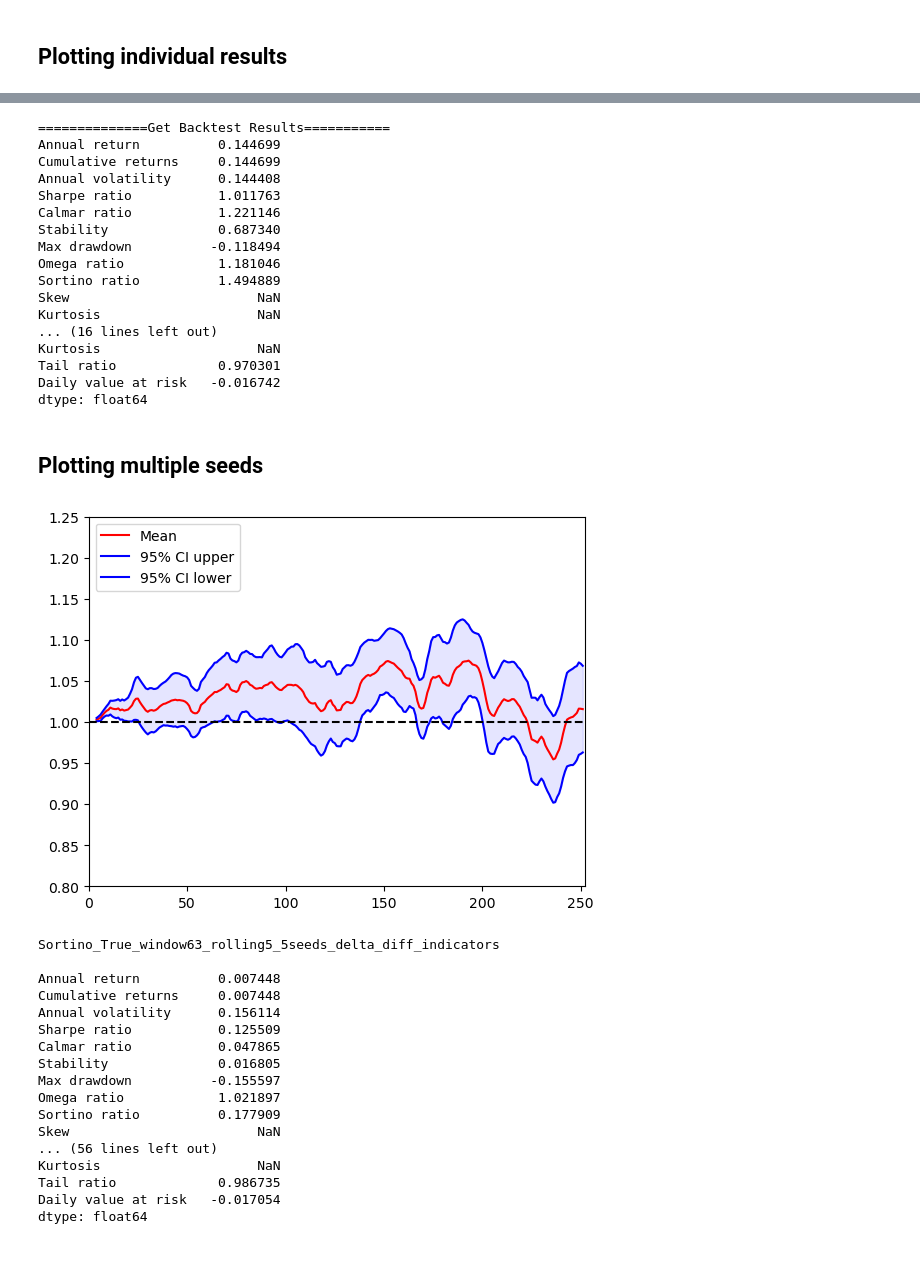
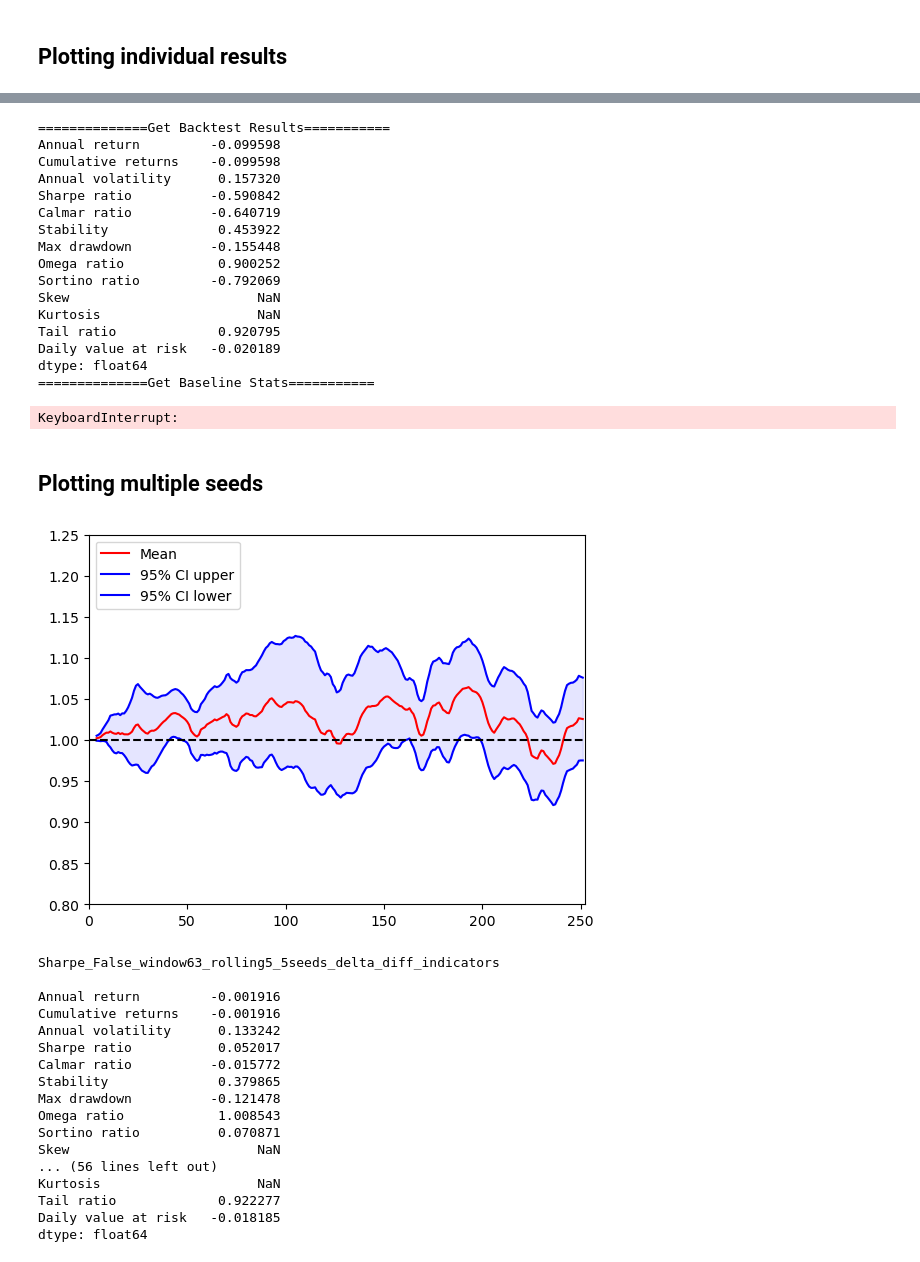
Before and after one commit to gursingh200/FinRL, a Jupyter notebook: tutorials/2-Advance/plot_saved_results.ipynb, the cells around one changed output, grey strips where cells are left out. Drawn from its saved outputs; the diff is of its cells as text; code cells hidden in the pictures.

```diff
--- a/tutorials/2-Advance/plot_saved_results.ipynb
+++ b/tutorials/2-Advance/plot_saved_results.ipynb
@@ -35,8 +35,8 @@ tr_e_date = '2021-01-01'
 te_s_date = '2021-01-01'
 te_e_date = '2022-06-01'
 use_extra_features = True
-reward_type = "Profit"
-result_path = 'results/overnight_run'
+reward_type = "Sortino"
+result_path = 'results/using_delta_1'
 file_name = "{}/{}_{}_{}_{}_{}.csv".format(result_path,reward_type,window_size,retrain_window,use_extra_features, seed)
 file = pd.read_csv(file_name)
 df_account_value = file.copy()
@@ -99,22 +73,22 @@ baseline_df = get_baseline(
 stats = backtest_stats(baseline_df, value_col_name = 'close')
 # %% [output]
 ==============Get Backtest Results===========
-Annual return          0.144699
-Cumulative returns     0.144699
-Annual volatility      0.144408
-Sharpe ratio           1.011763
-Calmar ratio           1.221146
-Stability              0.687340
-Max drawdown          -0.118494
-Omega ratio            1.181046
-Sortino ratio          1.494889
+Annual return         -0.099598
+Cumulative returns    -0.099598
+Annual volatility      0.157320
+Sharpe ratio          -0.590842
+Calmar ratio          -0.640719
+Stability              0.453922
+Max drawdown          -0.155448
+Omega ratio            0.900252
+Sortino ratio         -0.792069
 Skew                        NaN
 Kurtosis                    NaN
-... (16 lines left out)
-Kurtosis                    NaN
-Tail ratio             0.970301
-Daily value at risk   -0.016742
+Tail ratio             0.920795
+Daily value at risk   -0.020189
 dtype: float64
+==============Get Baseline Stats===========
+KeyboardInterrupt:
 # %% [markdown]
 ## Plotting multiple seeds
 # %%
@@ -127,7 +101,7 @@ te_s_date = '2021-01-01'
 te_e_date = '2022-06-01'
 use_extra_features = True
 reward_type = "Sharpe"
-result_path = 'results/overnight_run_different_indicators'
+result_path = 'results/using_delta_1'
 dfs = []
 for seed in seeds:
     file_name = "{}/{}_{}_{}_{}_{}.csv".format(result_path,reward_type,window_size,window_size,use_extra_features, seed)
@@ -189,53 +163,53 @@ def compute_avg_stats_multiple_seeds(dfs):
 # %%
 seeds = [0,1,2,3,4]
 window_size = 63
 window = 5
 # retrain_window = 21
 tr_s_date = '2009-04-01'
 tr_e_date = '2021-01-01'
 te_s_date = '2021-01-01'
 te_e_date = '2022-06-01'
-use_extra_features = True
+use_extra_features = False
 delta = True
-# reward_type = "Sharpe"
-reward_type = "Sortino"
+reward_type = "Sharpe"
+# reward_type = "Sortino"
 # reward_type = "Profit"
 if(delta == True):
-    result_path = 'results/overnight_run_delta_different_indicators'
+    result_path = 'results/using_delta_2'
 else:
     result_path = 'results/overnight_run_different_indicators'
 dfs = []
 for seed in seeds:
     file_name = "{}/{}_{}_{}_{}_{}.csv".format(result_path,reward_type,window_size,window_size,use_extra_features, seed)
     file = pd.read_csv(file_name)
     dfs.append(file.copy())
 
 plot_multiple_seeds(dfs,seeds,window,use_extra_features,'red','blue',reward_type,window_size)
 
 if(delta == True):
     print("{}_{}_window{}_rolling{}_{}seeds_delta_diff_indicators\n".format(reward_type,use_extra_features,window_size,window,len(seeds)))
 else:
     print("{}_{}_window{}_rolling{}_{}seeds_diff_indicators\n".format(reward_type,use_extra_features,window_size,window,len(seeds)))
 
 avg_stats = compute_avg_stats_multiple_seeds(dfs)
 # %% [output]
-[figure, old version]
+[figure, new version]
-Sortino_True_window63_rolling5_5seeds_delta_diff_indicators
+Sharpe_False_window63_rolling5_5seeds_delta_diff_indicators
 
-Annual return          0.007448
-Cumulative returns     0.007448
-Annual volatility      0.156114
-Sharpe ratio           0.125509
-Calmar ratio           0.047865
-Stability              0.016805
-Max drawdown          -0.155597
-Omega ratio            1.021897
-Sortino ratio          0.177909
+Annual return         -0.001916
+Cumulative returns    -0.001916
+Annual volatility      0.133242
+Sharpe ratio           0.052017
+Calmar ratio          -0.015772
+Stability              0.379865
+Max drawdown          -0.121478
+Omega ratio            1.008543
+Sortino ratio          0.070871
 Skew                        NaN
 ... (56 lines left out)
 Kurtosis                    NaN
-Tail ratio             0.986735
-Daily value at risk   -0.017054
+Tail ratio             0.922277
+Daily value at risk   -0.018185
 dtype: float64
 # %%
 print(avg_stats.round(3)[[0,3,6,8]])
```
Also changed, not shown: parts of 2 cells of this notebook, 7 other files.
